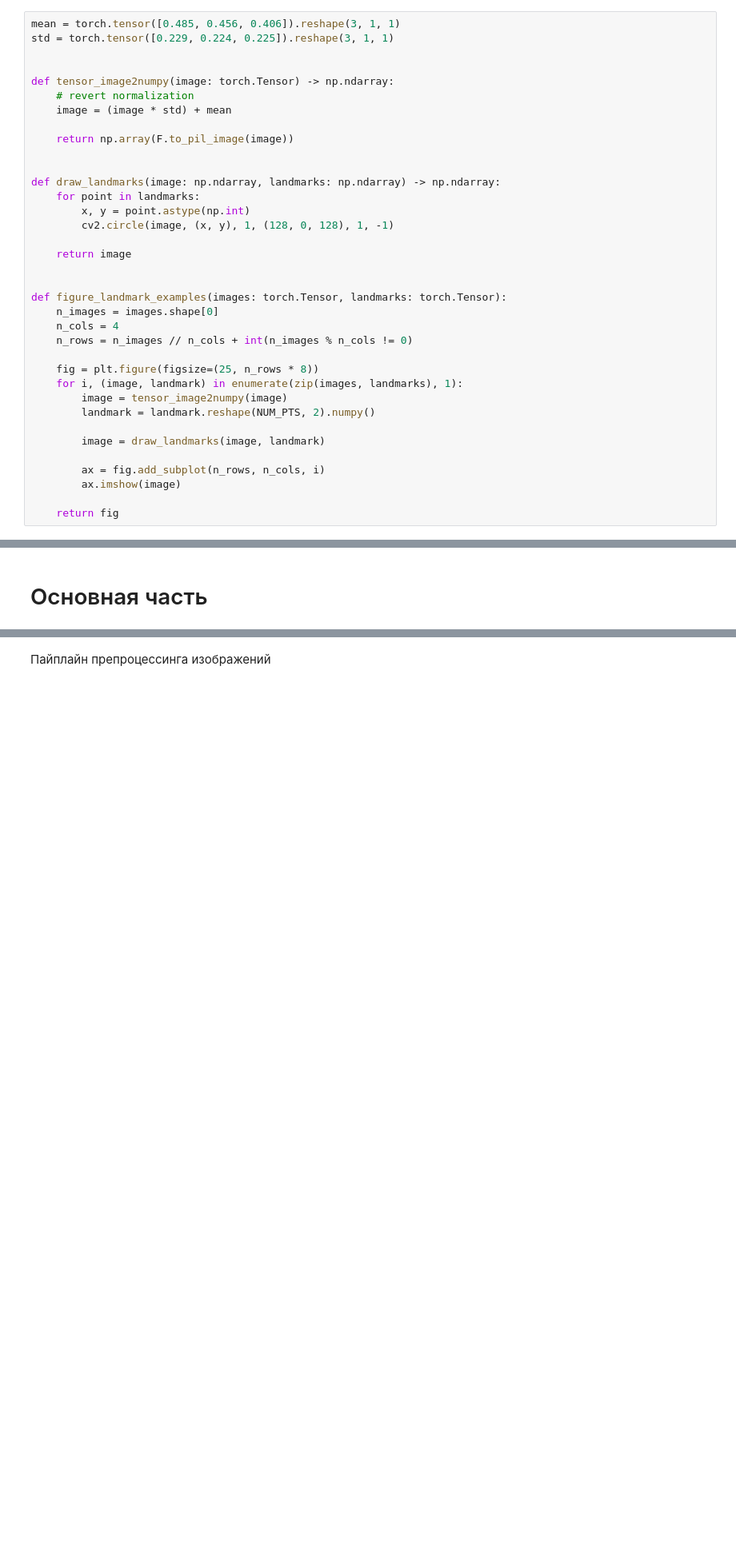
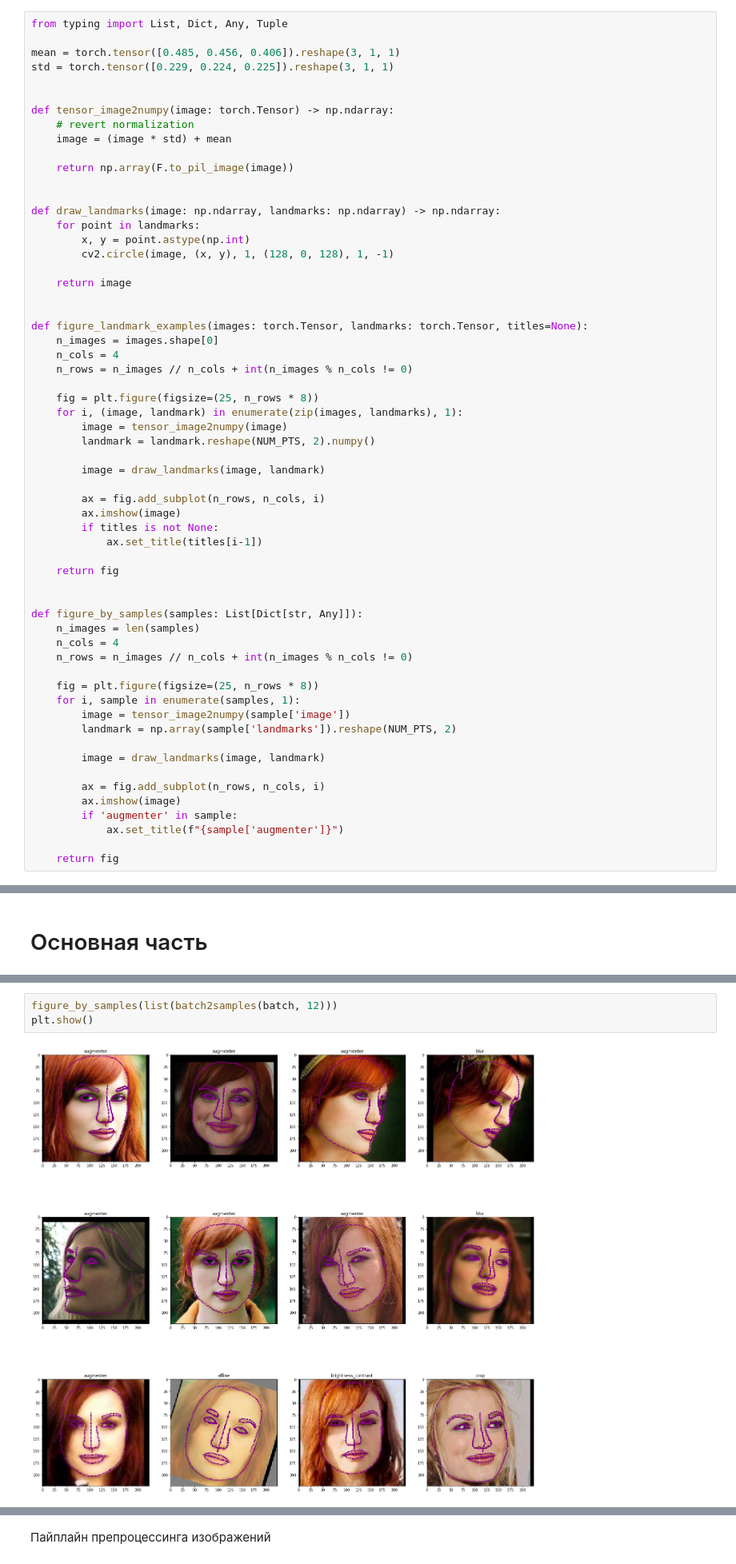
Before and after one commit to makci97/MADE, a Jupyter notebook: contest1/unsupervised-landmarks-thousand-landmarks-contest/train_model.ipynb, the cells around one changed output, grey strips where cells are left out. Shown at 80% size. Drawn from its saved outputs; the diff is of its cells as text; blank space fills up the shorter version.

```diff
--- a/contest1/unsupervised-landmarks-thousand-landmarks-contest/train_model.ipynb
+++ b/contest1/unsupervised-landmarks-thousand-landmarks-contest/train_model.ipynb
@@ -128,6 +124,8 @@ time: 26.3 ms
 # %% [markdown]
 Отрисовка предсказаний
 # %%
+from typing import List, Dict, Any, Tuple
+
 mean = torch.tensor([0.485, 0.456, 0.406]).reshape(3, 1, 1)
 std = torch.tensor([0.229, 0.224, 0.225]).reshape(3, 1, 1)
 
@@ -147,7 +145,7 @@ def draw_landmarks(image: np.ndarray, landmarks: np.ndarray) -> np.ndarray:
     return image
 
 
-def figure_landmark_examples(images: torch.Tensor, landmarks: torch.Tensor):
+def figure_landmark_examples(images: torch.Tensor, landmarks: torch.Tensor, titles=None):
     n_images = images.shape[0]
     n_cols = 4
     n_rows = n_images // n_cols + int(n_images % n_cols != 0)
@@ -161,6 +159,28 @@ def figure_landmark_examples(images: torch.Tensor, landmarks: torch.Tensor):
 
         ax = fig.add_subplot(n_rows, n_cols, i)
         ax.imshow(image)
+        if titles is not None:
+            ax.set_title(titles[i-1])
 
     return fig
+
+
+def figure_by_samples(samples: List[Dict[str, Any]]):
+    n_images = len(samples)
+    n_cols = 4
+    n_rows = n_images // n_cols + int(n_images % n_cols != 0)
+
+    fig = plt.figure(figsize=(25, n_rows * 8))
+    for i, sample in enumerate(samples, 1):
+        image = tensor_image2numpy(sample['image'])
+        landmark = np.array(sample['landmarks']).reshape(NUM_PTS, 2)
+
+        image = draw_landmarks(image, landmark)
+
+        ax = fig.add_subplot(n_rows, n_cols, i)
+        ax.imshow(image)
+        if 'augmenter' in sample:
+            ax.set_title(f"{sample['augmenter']}")
+
+    return fig
 # %% [output]
@@ -342,0 +283,5 @@ time: 25.7 ms
+# %%
+figure_by_samples(list(batch2samples(batch, 12)))
+plt.show()
+# %% [output]
+[figure, added]
```
Also changed, not shown: parts of 40 cells of this notebook.
